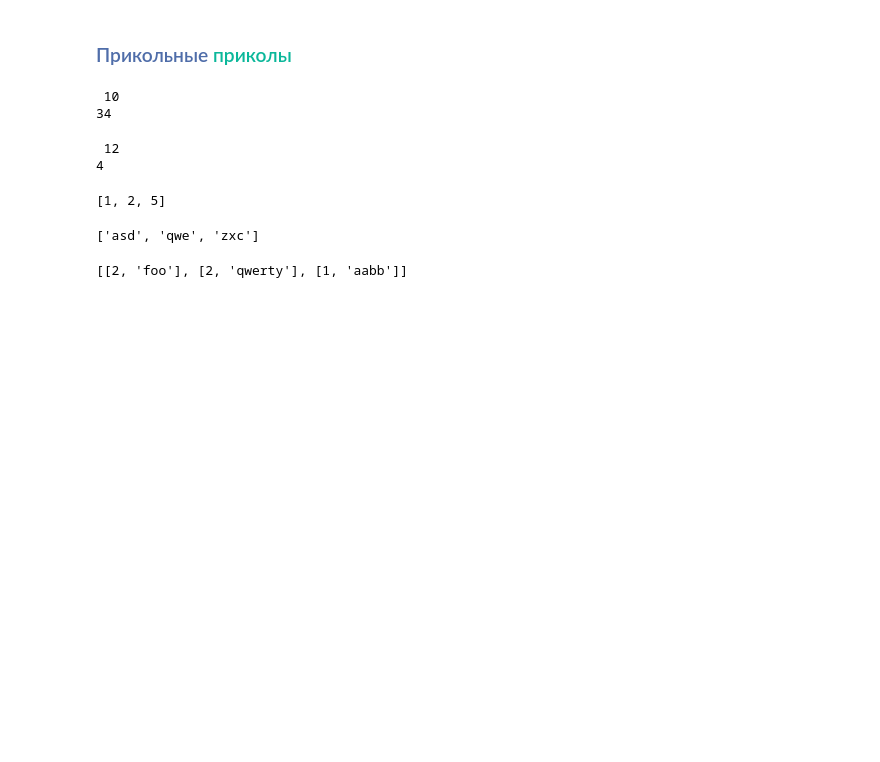
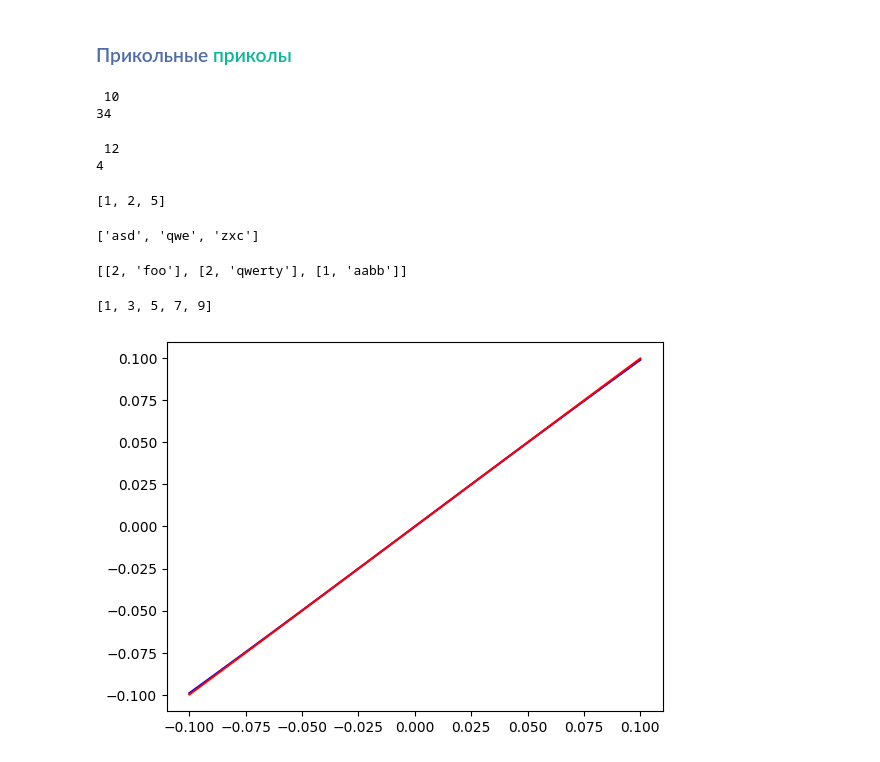
Before and after one commit to CamelCaseAverageEnjoyer/PythonCompendium, a Jupyter notebook: 1. Math illustration.ipynb, the cells around one changed output. Saved outputs shown, nothing was run; the diff lists cells and outputs as text; code cells hidden in the pictures; blank space fills up the shorter version.

```diff
--- a/1. Math illustration.ipynb
+++ b/1. Math illustration.ipynb
@@ -161,3 +161,34 @@ a = [[s.count(i), i] for i in list(set(s))]
 sorted(a, key=lambda i: str(10 - i[0]) + i[1])
 # %% [output]
 [[2, 'foo'], [2, 'qwerty'], [1, 'aabb']]
+# %%
+[i for i in range(10) if i % 2 == 1]
+# %% [output]
+[1, 3, 5, 7, 9]
+# %%
+import matplotlib.pyplot as plt
+import numpy as np
+
+def fact(n):
+    res = 1
+    for i in range(1, n + 1):
+        res = res * i
+    return res
+
+
+def my_sin(x):
+    anw = 0
+    sign = 1
+    for i in [i for i in range(10000) if i % 2 == 1]:
+        anw += sign * x**i / fact(int(x))
+        sign *= -1
+    return anw
+
+x = np.linspace(-0.1, 0.1, 100)
+y = [my_sin(i) for i in x]
+y2 = [np.sin(i) for i in x]
+plt.plot(x, y, c='b', label="Наш синус")
+plt.plot(x, y2, c='r', label="Синус")
+plt.show()
+# %% [output]
+[figure, added]
```
Also changed, not shown: 7 other files.
